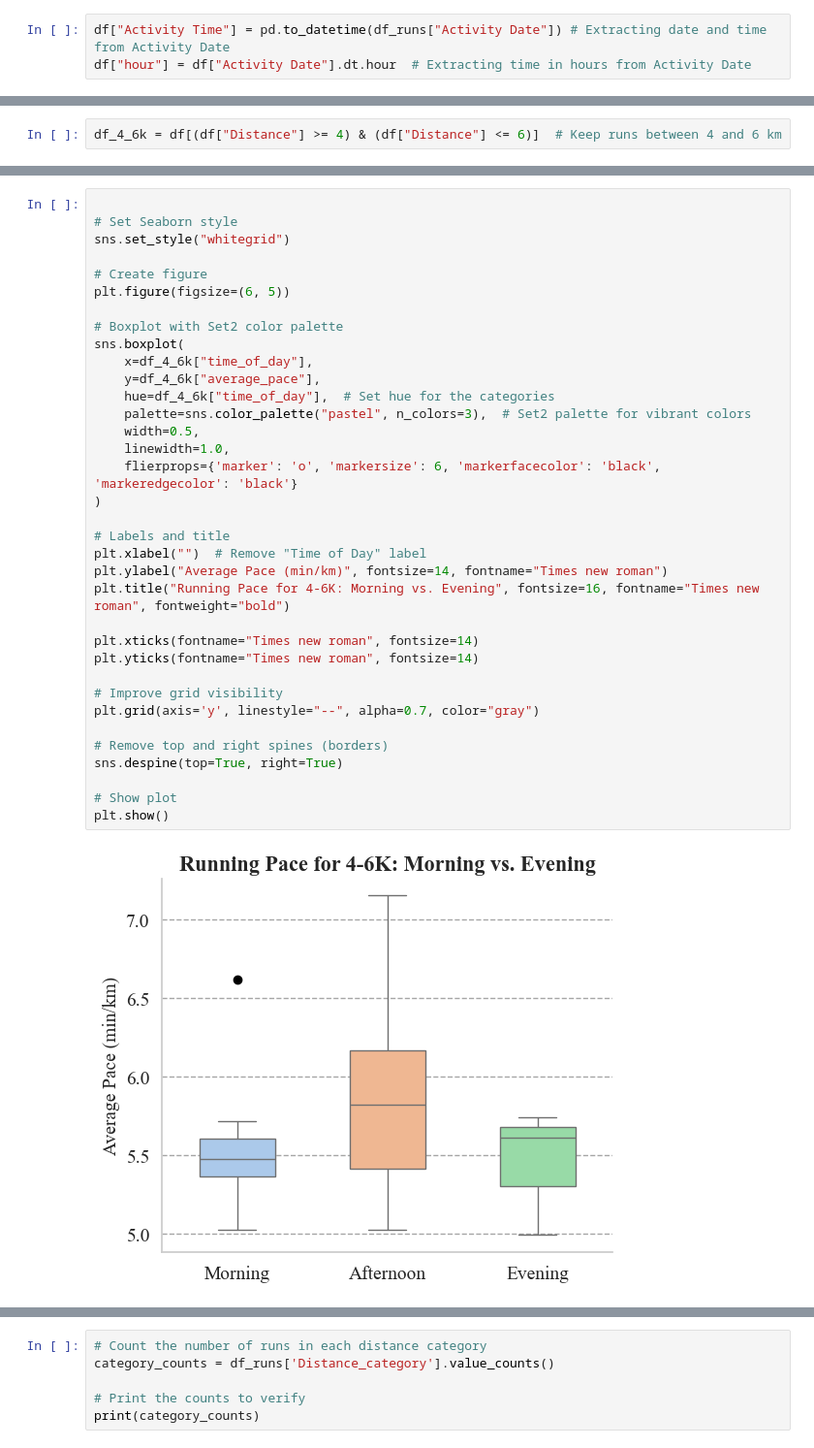
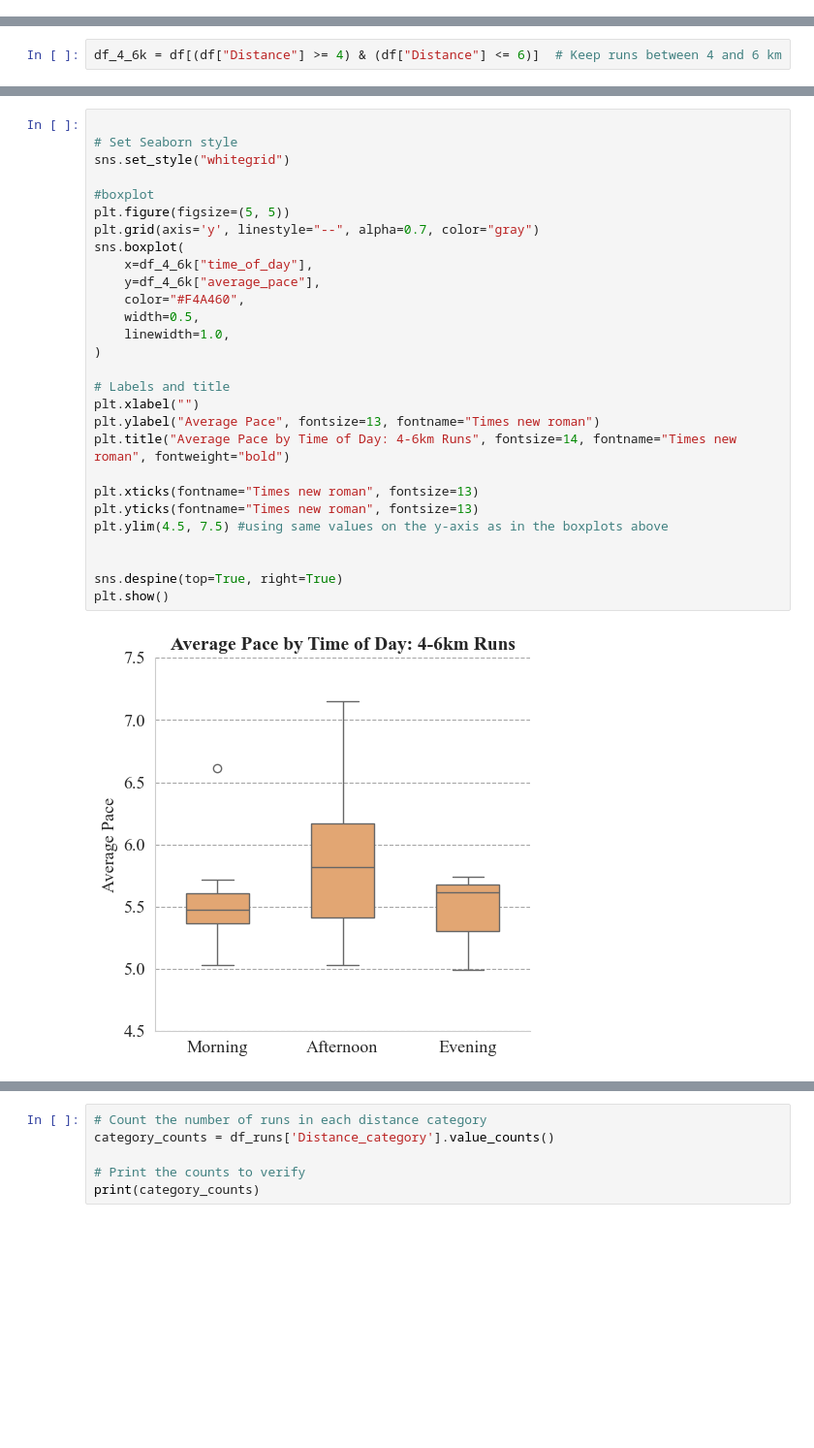
Before and after one commit to Kristine-jo/ExamPSY3035, a Jupyter notebook: Script/stravadata.ipynb, the cells around one changed output, grey strips where cells are left out. Shown at 97% size. Saved outputs shown, nothing was run; the diff lists cells and outputs as text; blank space fills up the shorter version.

```diff
--- a/Script/stravadata.ipynb
+++ b/Script/stravadata.ipynb
@@ -154,7 +155,4 @@ print(df.head())
 4      5.433333    14
 
 [5 rows x 97 columns]
-# %%
-df["Activity Time"] = pd.to_datetime(df_runs["Activity Date"]) # Extracting date and time from Activity Date
-df["hour"] = df["Activity Date"].dt.hour  # Extracting time in hours from Activity Date
 # %%
@@ -232,39 +234,32 @@ The colors are chosen spesifically because they are colorblind friendly
 # %%
 
 # Set Seaborn style
 sns.set_style("whitegrid")
 
-# Create figure
-plt.figure(figsize=(6, 5))
-
-# Boxplot with Set2 color palette
+#boxplot
+plt.figure(figsize=(5, 5))
+plt.grid(axis='y', linestyle="--", alpha=0.7, color="gray")
 sns.boxplot(
     x=df_4_6k["time_of_day"],
     y=df_4_6k["average_pace"],
-    hue=df_4_6k["time_of_day"],  # Set hue for the categories
-    palette=sns.color_palette("pastel", n_colors=3),  # Set2 palette for vibrant colors
+    color="#F4A460",
     width=0.5,
     linewidth=1.0,
-    flierprops={'marker': 'o', 'markersize': 6, 'markerfacecolor': 'black', 'markeredgecolor': 'black'}
 )
 
 # Labels and title
-plt.xlabel("")  # Remove "Time of Day" label
-plt.ylabel("Average Pace (min/km)", fontsize=14, fontname="Times new roman")
-plt.title("Running Pace for 4-6K: Morning vs. Evening", fontsize=16, fontname="Times new roman", fontweight="bold")
+plt.xlabel("")
+plt.ylabel("Average Pace", fontsize=13, fontname="Times new roman")
+plt.title("Average Pace by Time of Day: 4-6km Runs", fontsize=14, fontname="Times new roman", fontweight="bold")
 
-plt.xticks(fontname="Times new roman", fontsize=14)
-plt.yticks(fontname="Times new roman", fontsize=14)
+plt.xticks(fontname="Times new roman", fontsize=13)
+plt.yticks(fontname="Times new roman", fontsize=13)
+plt.ylim(4.5, 7.5) #using same values on the y-axis as in the boxplots above
 
-# Improve grid visibility
-plt.grid(axis='y', linestyle="--", alpha=0.7, color="gray")
 
-# Remove top and right spines (borders)
 sns.despine(top=True, right=True)
-
-# Show plot
 plt.show()
 # %% [output]
-[figure, old version]
+[figure, new version]
 # %% [markdown]
 # Thrid hypothesis: Which distance did i run most frequently in 2024
```
Also changed, not shown: parts of 24 cells of this notebook.
